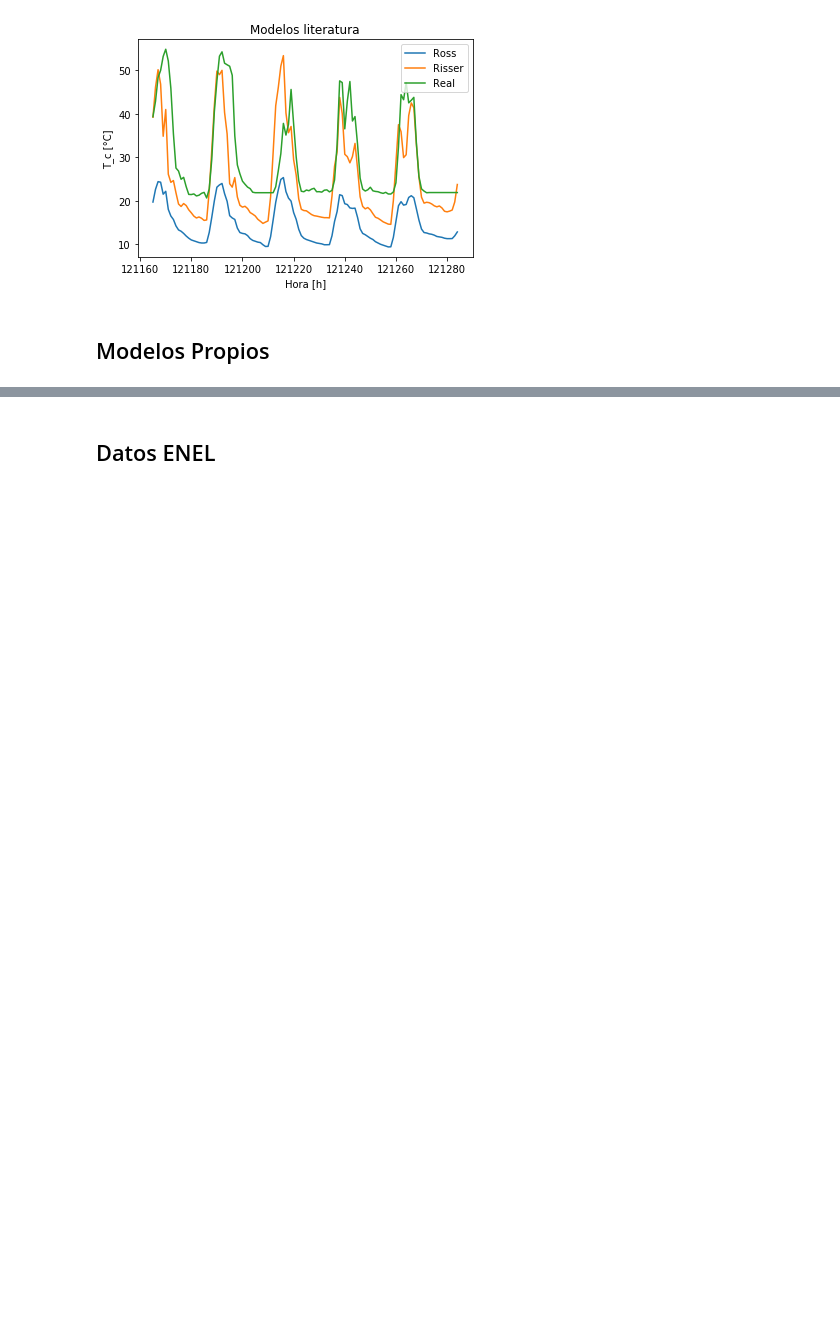
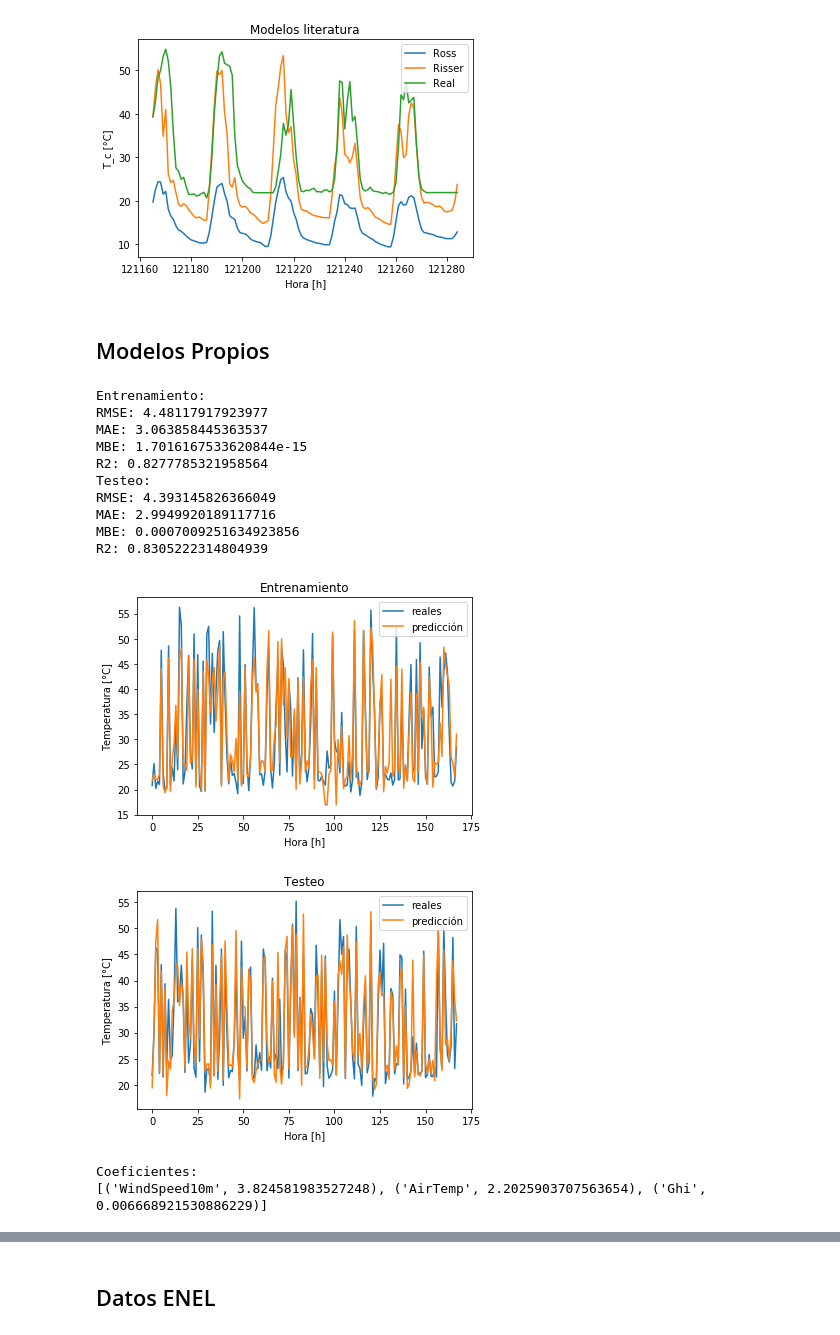
Before and after one commit to sofgutierrez6/ProyectoGrado, a Jupyter notebook: Proyecto_de_Grado.ipynb, the cells around one changed output, grey strips where cells are left out. Cells and saved outputs as stored; diff of their text form; code cells hidden in the pictures; blank space fills up the shorter version.

```diff
--- a/Proyecto_de_Grado.ipynb
+++ b/Proyecto_de_Grado.ipynb
@@ -1181,6 +1182,9 @@ def graficar(y1 = dataSolarRangoSD['AirTemp'], y2 = datosSD['Temp - °C'],
 
     plt.title(titulo)
     plt.legend(leyendas)
+
+    "Será que pongo indicativos de cada día?"
+    #plt.xticks(np.arange(0, 24*7, step=24),["L","M","X","J","V","S","D"])
     plt.show()
 # %%
 # Gráficas
@@ -1257,5 +1306,6 @@ datosSDConFechas
 # %%
 # Regresar fecha como columna
+datosSD = datosSD.reset_index().rename(columns = {"index":"Date & Time"})
 datosSDConFechas = datosSDConFechas.reset_index().rename(columns = {"index":"Date & Time"})
 
 # Nueva tabla
@@ -2336,8 +2387,8 @@ datosTempSD.Time
 13808    2021-04-28 08:00:00
 Name: Time, Length: 13809, dtype: object
 # %%
-data = datosSD.merge(datosTempSD, how="left", on='Fecha')
-data
+dataSD_meteo_Tc = datosSD.merge(datosTempSD, how="left", on='Fecha')
+dataSD_meteo_Tc
 # %% [output]
 |  | Date | Time_x | Temp - °C | Temp. Alta - °C | Temp. Baja - °C | Hum - % | Punto de rocío - °C | ... |
 | 0 | 2019-05-07 | 16:00:00 | 21.2 | 21.3 | 21.2 | 47.0 | 9.5 | ... |
@@ -2377,5 +2428,3 @@ list(data)
  'Time_y',
  'Tc',
  'Ta']
-# %%
-data = data.dropna()
@@ -2606,0 +2726,18 @@ plt.show()
+# %%
+predictores = ["AirTemp",'Ghi', 'WindSpeed10m']
+RegresionYgraficasSG(data = dataX, variable_x = predictores, variable_y = 'EP1_I06_AN00037')
+# %% [output]
+Entrenamiento:
+RMSE: 4.48117917923977
+MAE: 3.063858445363537
+MBE: 1.7016167533620844e-15
+R2: 0.8277785321958564
+Testeo:
+RMSE: 4.393145826366049
+MAE: 2.9949920189117716
+MBE: 0.0007009251634923856
+R2: 0.8305222314804939
+[figure, added]
+[figure, added]
+Coeficientes:
+[('WindSpeed10m', 3.824581983527248), ('AirTemp', 2.2025903707563654), ('Ghi', 0.006668921530886229)]
```
Also changed, not shown: parts of 43 cells of this notebook.
